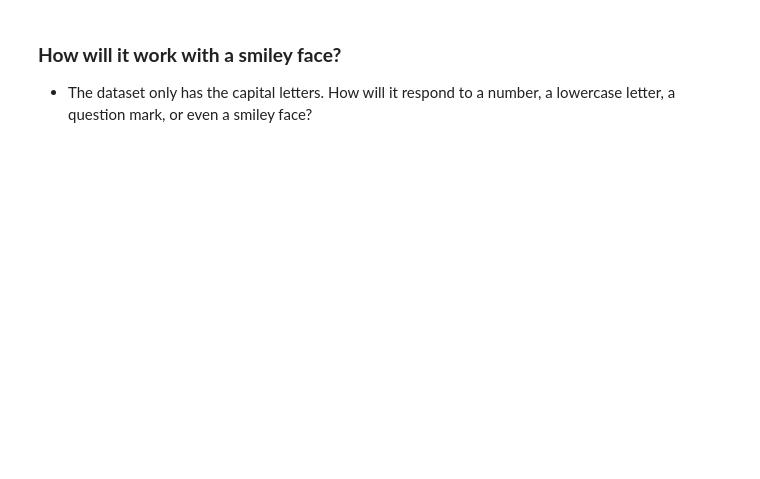
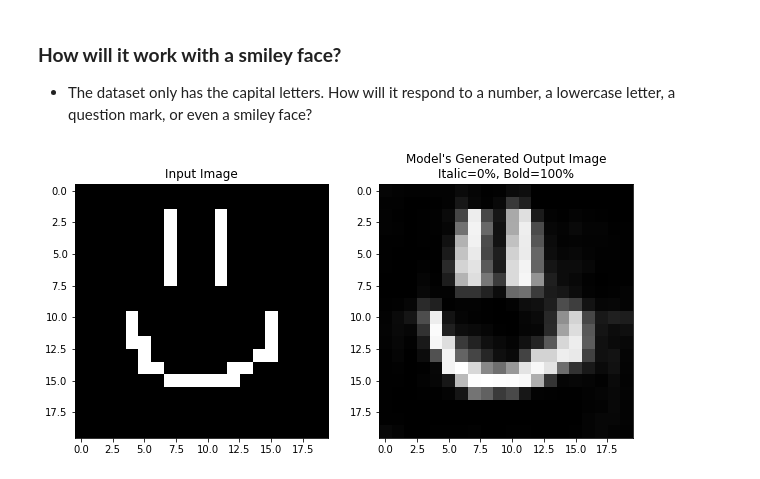
Before and after one commit to benduong2001/dsproject_font_decorator_bolditalic_unet, a Jupyter notebook: notebookf434c1328f.ipynb, the cells around one changed output. Saved outputs shown, nothing was run; the diff lists cells and outputs as text; code cells hidden in the pictures; blank space fills up the shorter version.

```diff
--- a/notebookf434c1328f.ipynb
+++ b/notebookf434c1328f.ipynb
@@ -435,7 +449,10 @@ show_generation_input(input_image, ITALIC=0, BOLD=1)
 ### **How will it work with a smiley face?** ###
 * The dataset only has the capital letters. How will it respond to a number, a lowercase letter, a question mark, or even a smiley face?
 # %%
-INPUT_IMAGE_FILE_NAME = "input_image3.png" # must be 20x20 png, white text on black background
-PATH_INPUT_IMAGE = PATH_FOLDER + INPUT_IMAGE_FILE_NAME
-input_image = Image.open(PATH_INPUT_IMAGE)
-show_generation_input(input_image, ITALIC=1, BOLD=0)
+INPUT_IMAGE_FILE_NAME = file_paths2[0] # must be 20x20 png, white text on black background
+input_image = Image.open(INPUT_IMAGE_FILE_NAME)
+ITALIC_OPTION = 0
+BOLD_OPTION = 1
+show_generation_input(input_image, ITALIC=ITALIC_OPTION, BOLD=BOLD_OPTION)
+# %% [output]
+[figure, added]
```
Also changed, not shown: parts of 7 cells of this notebook.
